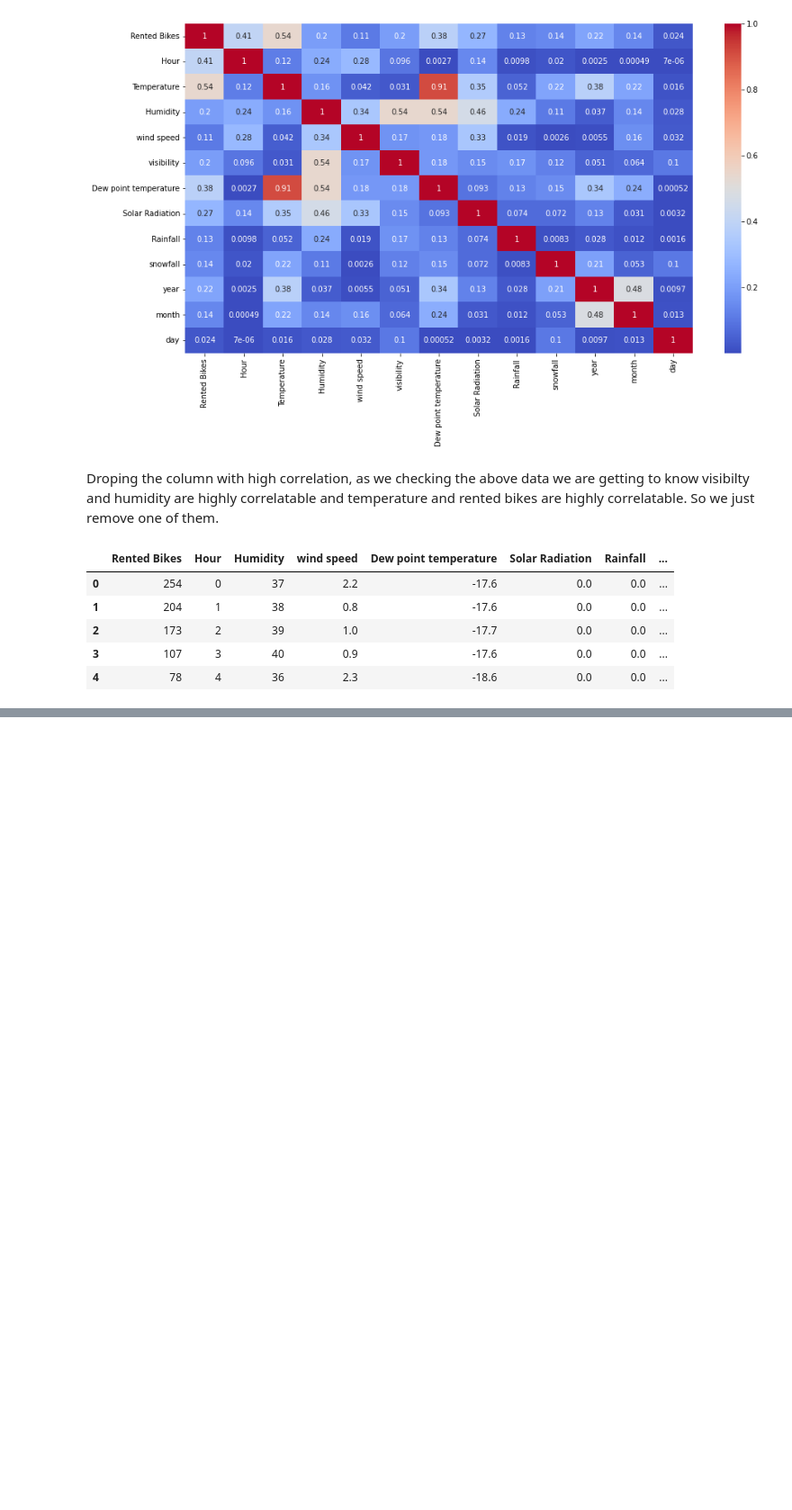
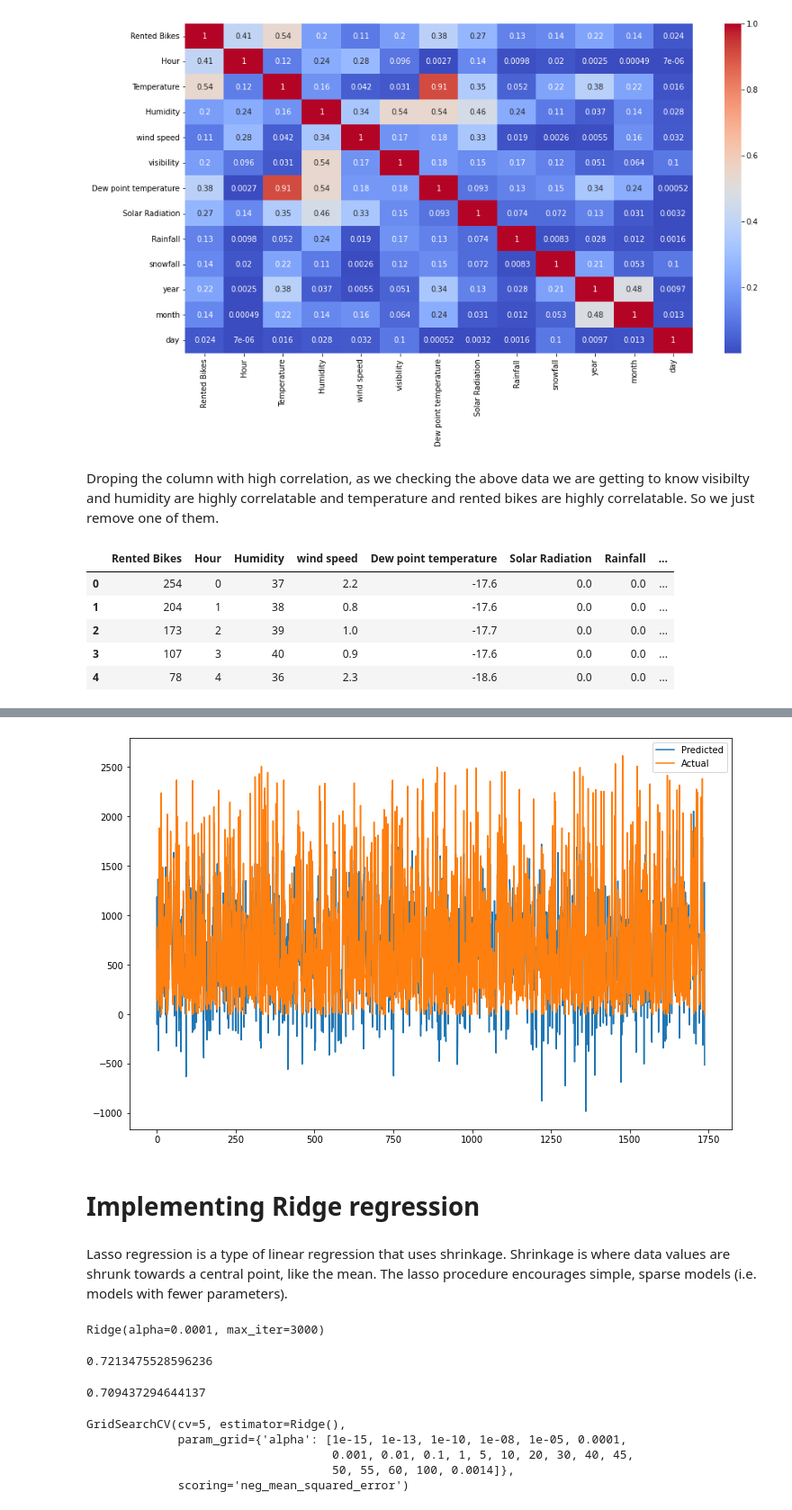
Before and after one commit to Rushabhtikale92/Bike-Sharing-Demand-Prediction, a Jupyter notebook: Bike_Sharing_Demand_Prediction_Rushabh_Tikale_Capstone_Project.ipynb, the cells around one changed output, grey strips where cells are left out. Shown at 90% size. Saved outputs shown, nothing was run; the diff lists cells and outputs as text; code cells hidden in the pictures; blank space fills up the shorter version.

```diff
--- a/Bike_Sharing_Demand_Prediction_Rushabh_Tikale_Capstone_Project.ipynb
+++ b/Bike_Sharing_Demand_Prediction_Rushabh_Tikale_Capstone_Project.ipynb
@@ -400,0 +647,38 @@ data.head()
+# %%
+plt.figure(figsize=(12,8))
+plt.plot(y_pred_lasso)
+plt.plot(np.array(y_test))
+plt.legend(["Predicted","Actual"])
+plt.show()
+# %% [output]
+[figure, added]
+# %% [markdown]
+# **Implementing Ridge regression**
+# %% [markdown]
+Lasso regression is a type of linear regression that uses shrinkage. Shrinkage is where data values are shrunk towards a central point, like the mean. The lasso procedure encourages simple, sparse models (i.e. models with fewer parameters).
+# %%
+ridge  = Ridge(alpha=0.0001 , max_iter= 3000)
+
+ridge.fit(X_train, y_train)
+# %% [output]
+Ridge(alpha=0.0001, max_iter=3000)
+# %%
+ridge.score(X_train, y_train)
+# %% [output]
+0.7213475528596236
+# %%
+ridge.score(X_test, y_test)
+# %% [output]
+0.709437294644137
+# %%
+# Cross Validation
+ridge = Ridge()
+parameters = {'alpha': [1e-15,1e-13,1e-10,1e-8,1e-5,1e-4,1e-3,1e-2,1e-1,1,5,10,20,30,40,45,50,55,60,100,0.0014]}
+ridge_regressor = GridSearchCV(ridge, parameters, scoring='neg_mean_squared_error', cv=5)
+ridge_regressor.fit(X_train, y_train)
+# %% [output]
+GridSearchCV(cv=5, estimator=Ridge(),
+             param_grid={'alpha': [1e-15, 1e-13, 1e-10, 1e-08, 1e-05, 0.0001,
+                                   0.001, 0.01, 0.1, 1, 5, 10, 20, 30, 40, 45,
+                                   50, 55, 60, 100, 0.0014]},
+             scoring='neg_mean_squared_error')
```
Also changed, not shown: parts of 45 cells of this notebook.
